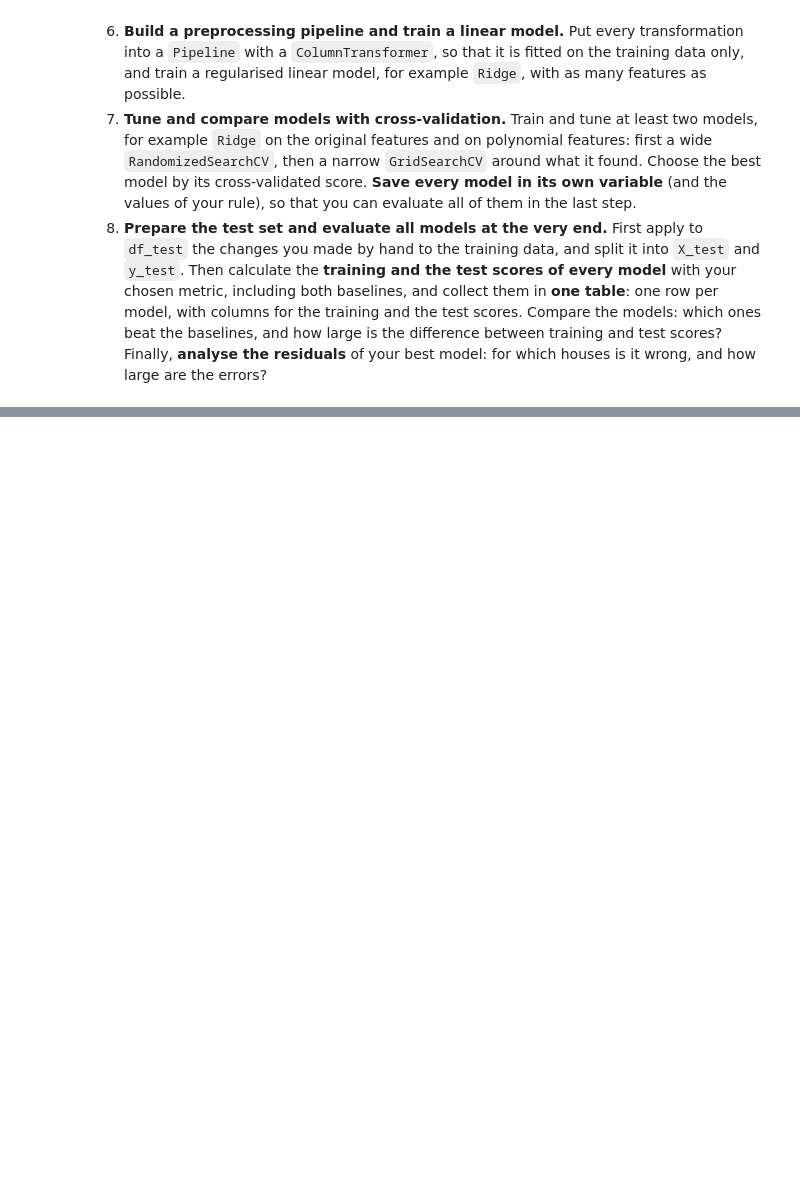
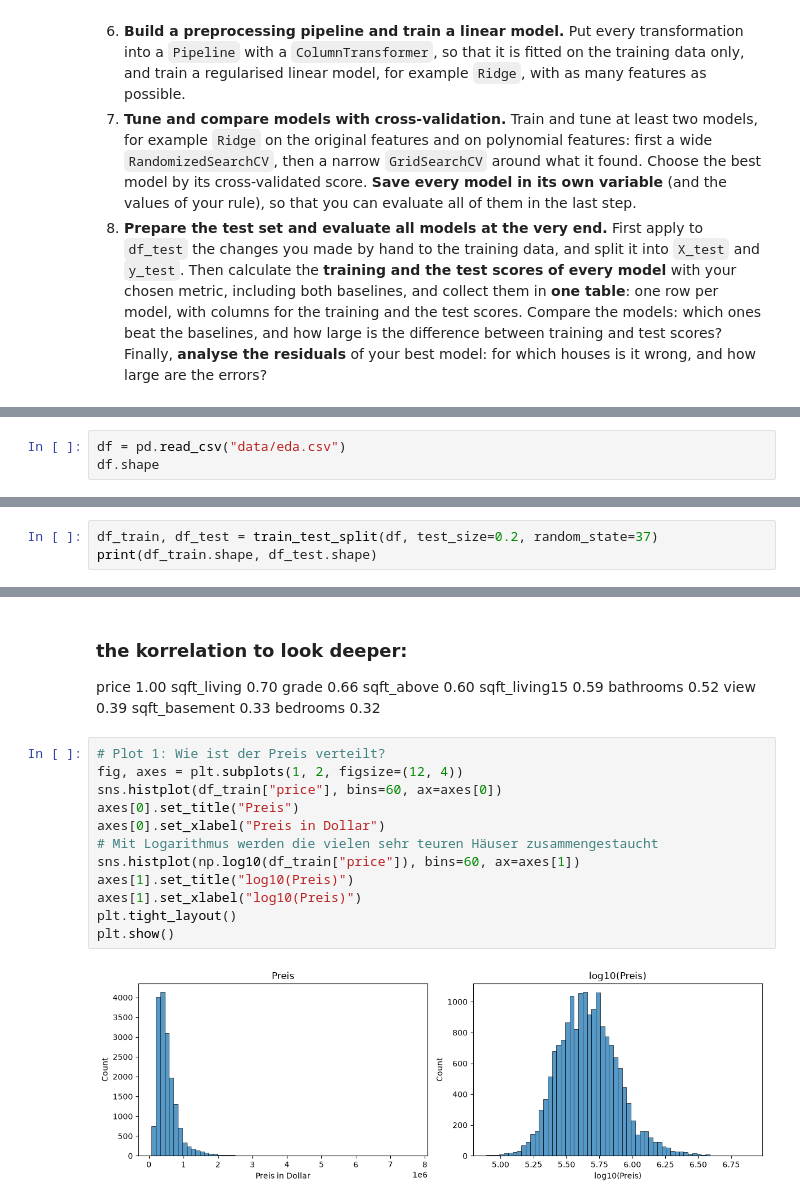
Before and after one commit to lexandros-dev/project-king-country, a Jupyter notebook: 02_king_county_project.ipynb, the cells around one changed output, grey strips where cells are left out. Saved outputs shown, nothing was run; the diff lists cells and outputs as text; blank space fills up the shorter version.

```diff
--- a/02_king_county_project.ipynb
+++ b/02_king_county_project.ipynb
@@ -79,0 +80,3 @@ from sklearn.metrics import root_mean_squared_error, mean_absolute_error, r2_sco
+# %%
+df = pd.read_csv("data/eda.csv")
+df.shape
@@ -79,0 +85,3 @@ from sklearn.metrics import root_mean_squared_error, mean_absolute_error, r2_sco
+# %%
+df_train, df_test = train_test_split(df, test_size=0.2, random_state=37)
+print(df_train.shape, df_test.shape)
@@ -79,0 +160,25 @@ from sklearn.metrics import root_mean_squared_error, mean_absolute_error, r2_sco
+# %% [markdown]
+### the korrelation to look deeper:
+price            1.00
+sqft_living      0.70
+grade            0.66
+sqft_above       0.60
+sqft_living15    0.59
+bathrooms        0.52
+view             0.39
+sqft_basement    0.33
+bedrooms         0.32
+# %%
+# Plot 1: Wie ist der Preis verteilt?
+fig, axes = plt.subplots(1, 2, figsize=(12, 4))
+sns.histplot(df_train["price"], bins=60, ax=axes[0])
+axes[0].set_title("Preis")
+axes[0].set_xlabel("Preis in Dollar")
+# Mit Logarithmus werden die vielen sehr teuren Häuser zusammengestaucht
+sns.histplot(np.log10(df_train["price"]), bins=60, ax=axes[1])
+axes[1].set_title("log10(Preis)")
+axes[1].set_xlabel("log10(Preis)")
+plt.tight_layout()
+plt.show()
+# %% [output]
+[figure, added]
```
Also changed, not shown: parts of 23 cells of this notebook.
